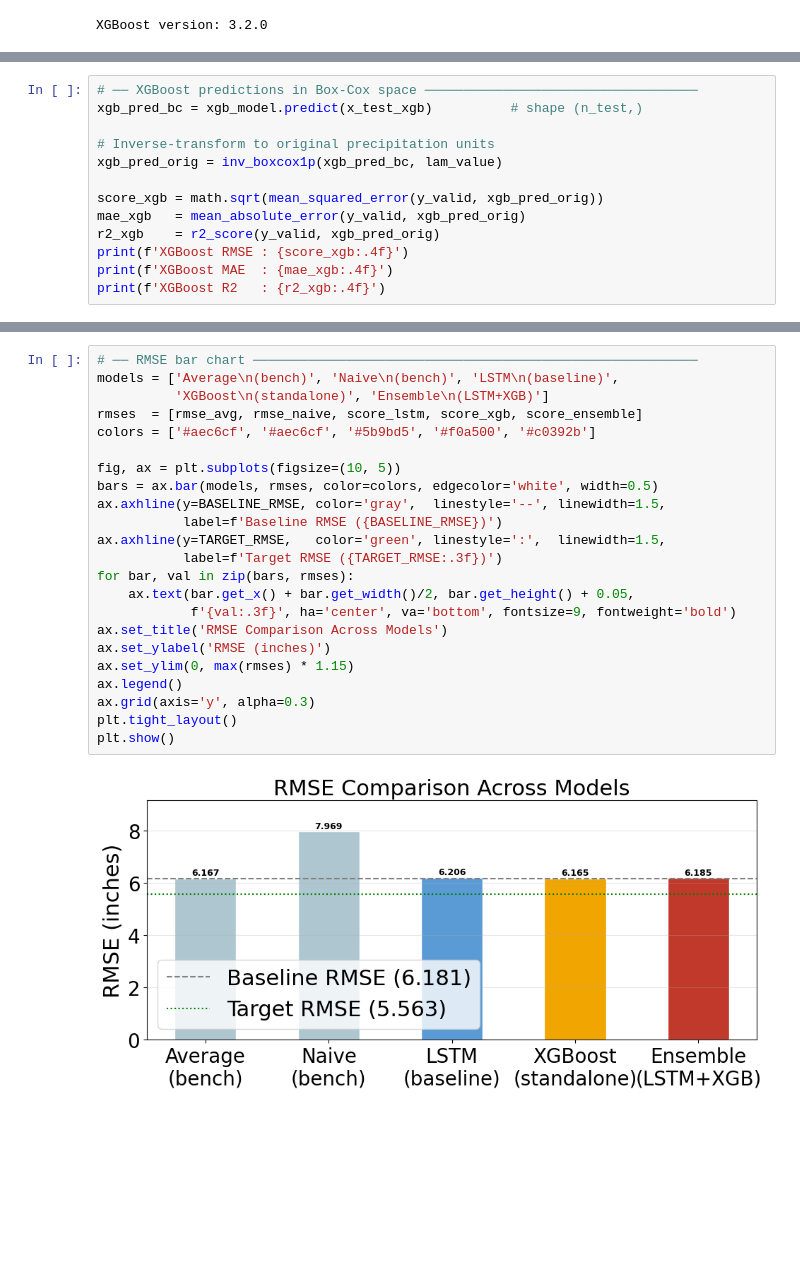
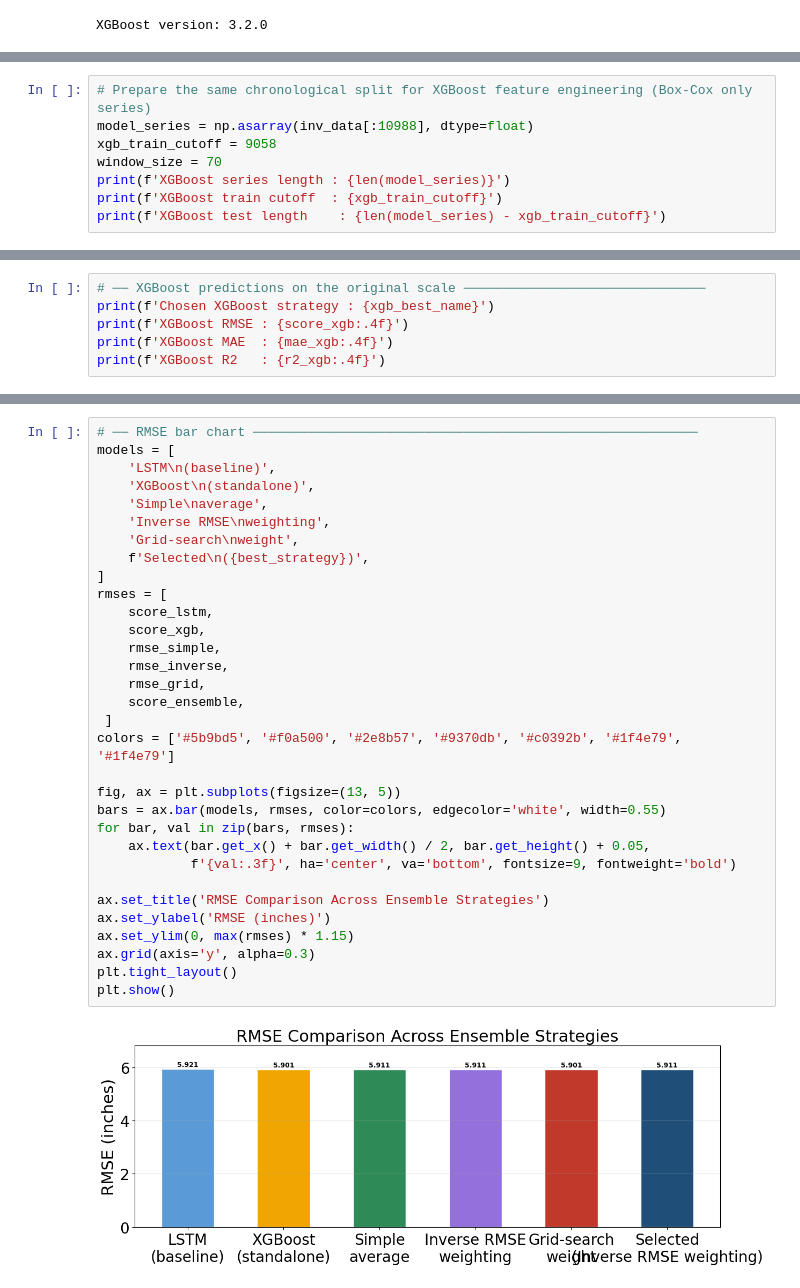
Before and after one commit to JayEm6768/LSTM_XGBOOST-ENSEMBLE-for-Precipitation, a Jupyter notebook: LSTM_XGBoost_Ensemble_Precipitation.ipynb, the cells around one changed output, grey strips where cells are left out. Drawn from its saved outputs; the diff is of its cells as text; blank space fills up the shorter version.

```diff
--- a/LSTM_XGBoost_Ensemble_Precipitation.ipynb
+++ b/LSTM_XGBoost_Ensemble_Precipitation.ipynb
@@ -304,0 +265,8 @@ Best iteration: 99
+# %%
+# Prepare the same chronological split for XGBoost feature engineering (Box-Cox only series)
+model_series = np.asarray(inv_data[:10988], dtype=float)
+xgb_train_cutoff = 9058
+window_size = 70
+print(f'XGBoost series length : {len(model_series)}')
+print(f'XGBoost train cutoff  : {xgb_train_cutoff}')
+print(f'XGBoost test length    : {len(model_series) - xgb_train_cutoff}')
@@ -305,13 +505,6 @@ Best iteration: 99
 # %%
-# ── XGBoost predictions in Box-Cox space ───────────────────────────────────
-xgb_pred_bc = xgb_model.predict(x_test_xgb)          # shape (n_test,)
-
-# Inverse-transform to original precipitation units
-xgb_pred_orig = inv_boxcox1p(xgb_pred_bc, lam_value)
-
-score_xgb = math.sqrt(mean_squared_error(y_valid, xgb_pred_orig))
-mae_xgb   = mean_absolute_error(y_valid, xgb_pred_orig)
-r2_xgb    = r2_score(y_valid, xgb_pred_orig)
+# ── XGBoost predictions on the original scale ───────────────────────────────
+print(f'Chosen XGBoost strategy : {xgb_best_name}')
 print(f'XGBoost RMSE : {score_xgb:.4f}')
 print(f'XGBoost MAE  : {mae_xgb:.4f}')
 print(f'XGBoost R2   : {r2_xgb:.4f}')
@@ -444,25 +676,34 @@ plt.show()
 # %%
 # ── RMSE bar chart ─────────────────────────────────────────────────────────
-models = ['Average\n(bench)', 'Naive\n(bench)', 'LSTM\n(baseline)',
-          'XGBoost\n(standalone)', 'Ensemble\n(LSTM+XGB)']
-rmses  = [rmse_avg, rmse_naive, score_lstm, score_xgb, score_ensemble]
-colors = ['#aec6cf', '#aec6cf', '#5b9bd5', '#f0a500', '#c0392b']
+models = [
+    'LSTM\n(baseline)',
+    'XGBoost\n(standalone)',
+    'Simple\naverage',
+    'Inverse RMSE\nweighting',
+    'Grid-search\nweight',
+    f'Selected\n({best_strategy})',
+]
+rmses = [
+    score_lstm,
+    score_xgb,
+    rmse_simple,
+    rmse_inverse,
+    rmse_grid,
+    score_ensemble,
+ ]
+colors = ['#5b9bd5', '#f0a500', '#2e8b57', '#9370db', '#c0392b', '#1f4e79', '#1f4e79']
 
-fig, ax = plt.subplots(figsize=(10, 5))
-bars = ax.bar(models, rmses, color=colors, edgecolor='white', width=0.5)
-ax.axhline(y=BASELINE_RMSE, color='gray',  linestyle='--', linewidth=1.5,
-           label=f'Baseline RMSE ({BASELINE_RMSE})')
-ax.axhline(y=TARGET_RMSE,   color='green', linestyle=':',  linewidth=1.5,
-           label=f'Target RMSE ({TARGET_RMSE:.3f})')
+fig, ax = plt.subplots(figsize=(13, 5))
+bars = ax.bar(models, rmses, color=colors, edgecolor='white', width=0.55)
 for bar, val in zip(bars, rmses):
-    ax.text(bar.get_x() + bar.get_width()/2, bar.get_height() + 0.05,
+    ax.text(bar.get_x() + bar.get_width() / 2, bar.get_height() + 0.05,
             f'{val:.3f}', ha='center', va='bottom', fontsize=9, fontweight='bold')
-ax.set_title('RMSE Comparison Across Models')
+
+ax.set_title('RMSE Comparison Across Ensemble Strategies')
 ax.set_ylabel('RMSE (inches)')
 ax.set_ylim(0, max(rmses) * 1.15)
-ax.legend()
 ax.grid(axis='y', alpha=0.3)
 plt.tight_layout()
 plt.show()
 # %% [output]
-[figure, old version]
+[figure, new version]
```
Also changed, not shown: parts of 27 cells of this notebook, 5 other files.
